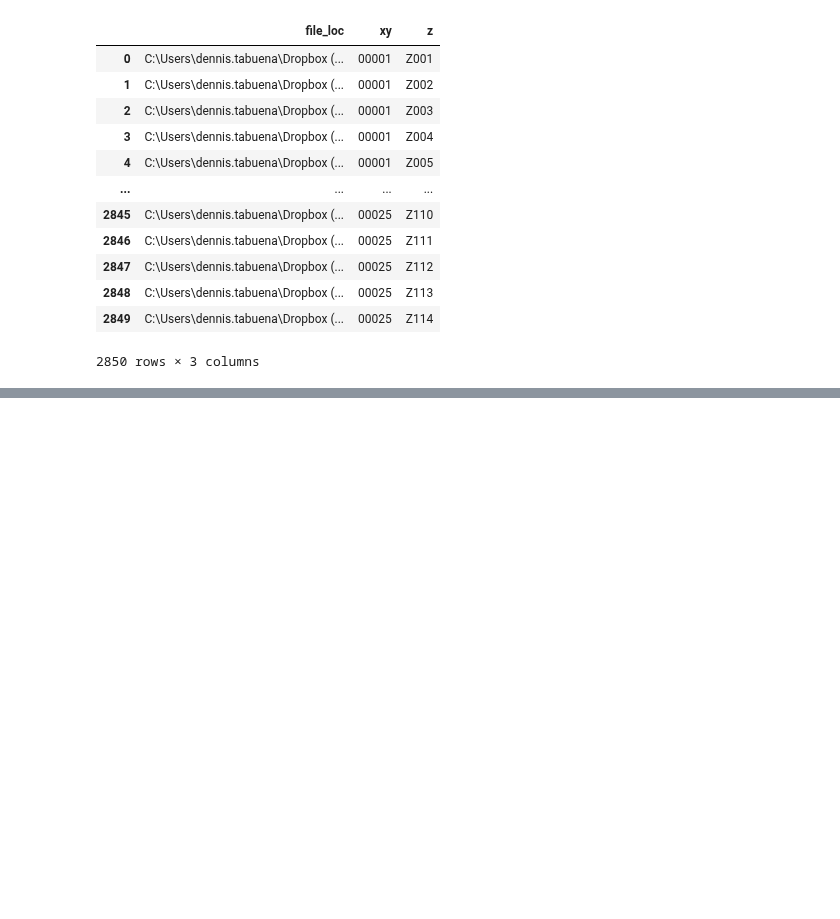
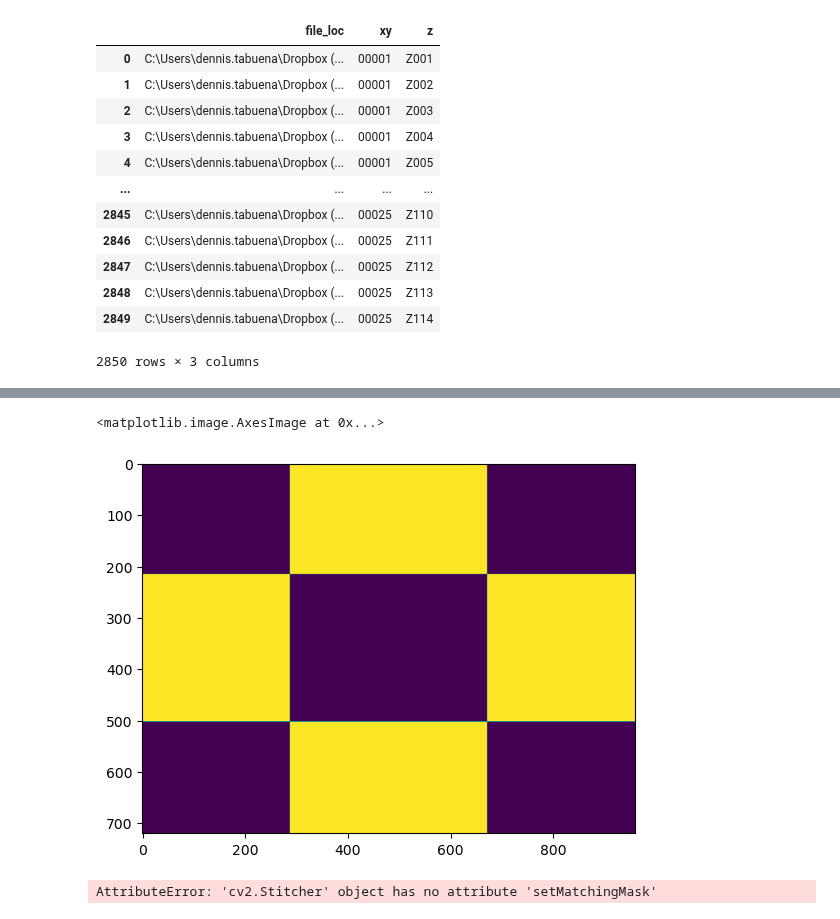
Before and after one commit to dtabuena/Workshop, a Jupyter notebook: Image/Test_Stitch.ipynb, the cells around one changed output, grey strips where cells are left out. Saved outputs shown, nothing was run; the diff lists cells and outputs as text; code cells hidden in the pictures; blank space fills up the shorter version.

```diff
--- a/Image/Test_Stitch.ipynb
+++ b/Image/Test_Stitch.ipynb
@@ -75,3 +95,22 @@ image2 = image_data_list_sorted[1]
+# %%
+
+def plus_mask(img,n):
+    mask = np.zeros_like(img[:,:,0])
+    m_shape = np.shape(mask)
+    mask[int(m_shape[0]*n):int(m_shape[0]*(1-n)),:] = 1
+    mask[:,int(m_shape[1]*n):int(m_shape[1]*(1-n))] = 1
+    mask[int(m_shape[0]*n):int(m_shape[0]*(1-n)),int(m_shape[1]*n):int(m_shape[1]*(1-n))] = 0
+    return mask
+
+mask = plus_mask(image1,.3)
+plt.imshow(mask)
+# %% [output]
+<matplotlib.image.AxesImage at 0x...>
+[figure, added]
+# %%
+stitcher.setMatchingMask(mask)
+# %% [output]
+AttributeError: 'cv2.Stitcher' object has no attribute 'setMatchingMask'
 # %%
 # Initialize the SIFT feature detector and extractor
 sift = cv2.SIFT_create( )
```
Also changed, not shown: parts of 11 cells of this notebook.
